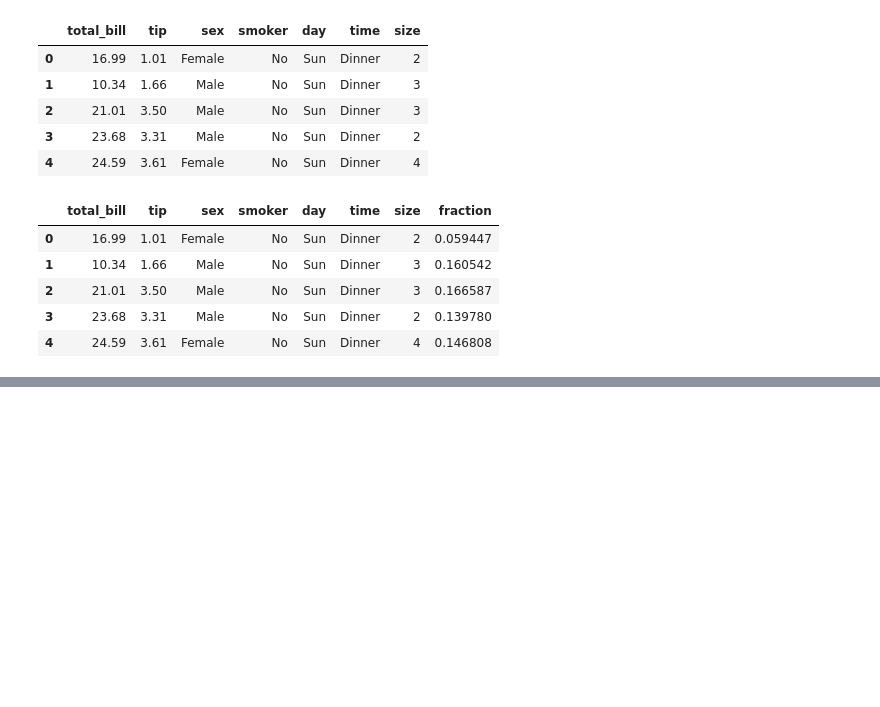
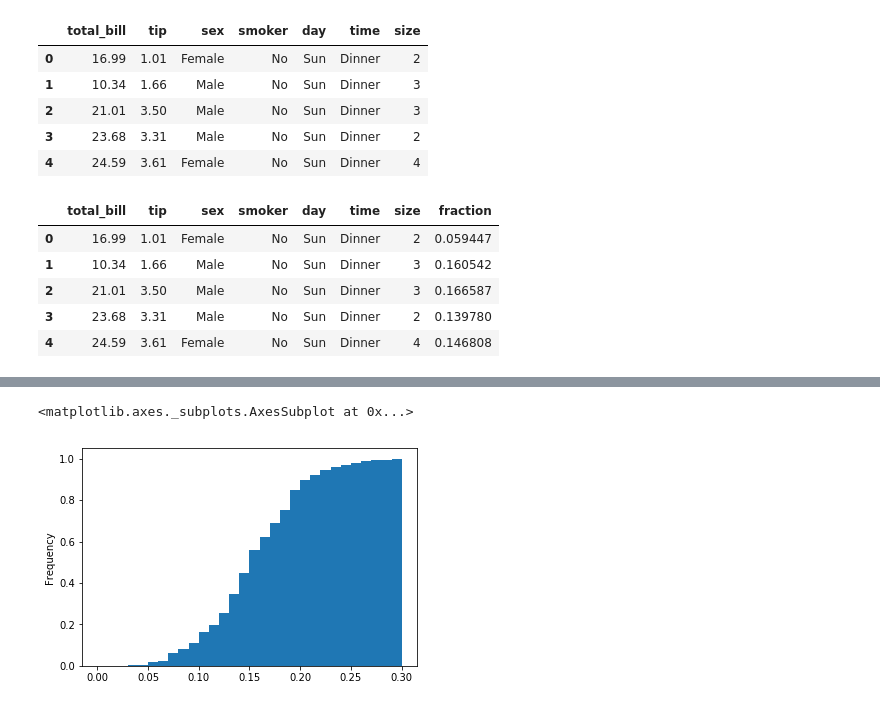
Before and after one commit to htmartin/python-stuff, a Jupyter notebook: data-camp/graphs.ipynb, the cells around one changed output, grey strips where cells are left out. Saved outputs shown, nothing was run; the diff lists cells and outputs as text; code cells hidden in the pictures; blank space fills up the shorter version.

```diff
--- a/data-camp/graphs.ipynb
+++ b/data-camp/graphs.ipynb
@@ -62,0 +75,6 @@ tips.head()
+# %%
+tips.fraction.plot(kind='hist', normed=True, bins=30, range=(0,.3), cumulative=True)
+#This is a cumulative density function graph (CDF)
+# %% [output]
+<matplotlib.axes._subplots.AxesSubplot at 0x...>
+[figure, added]
```
Also changed, not shown: parts of 3 cells of this notebook.
